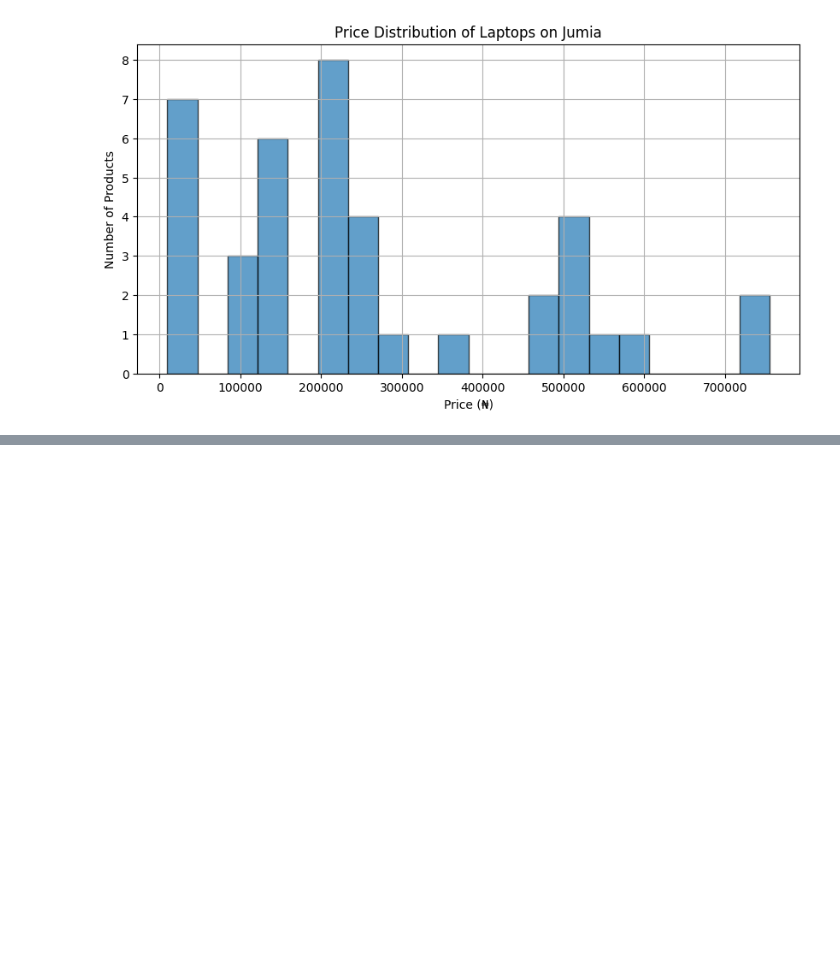
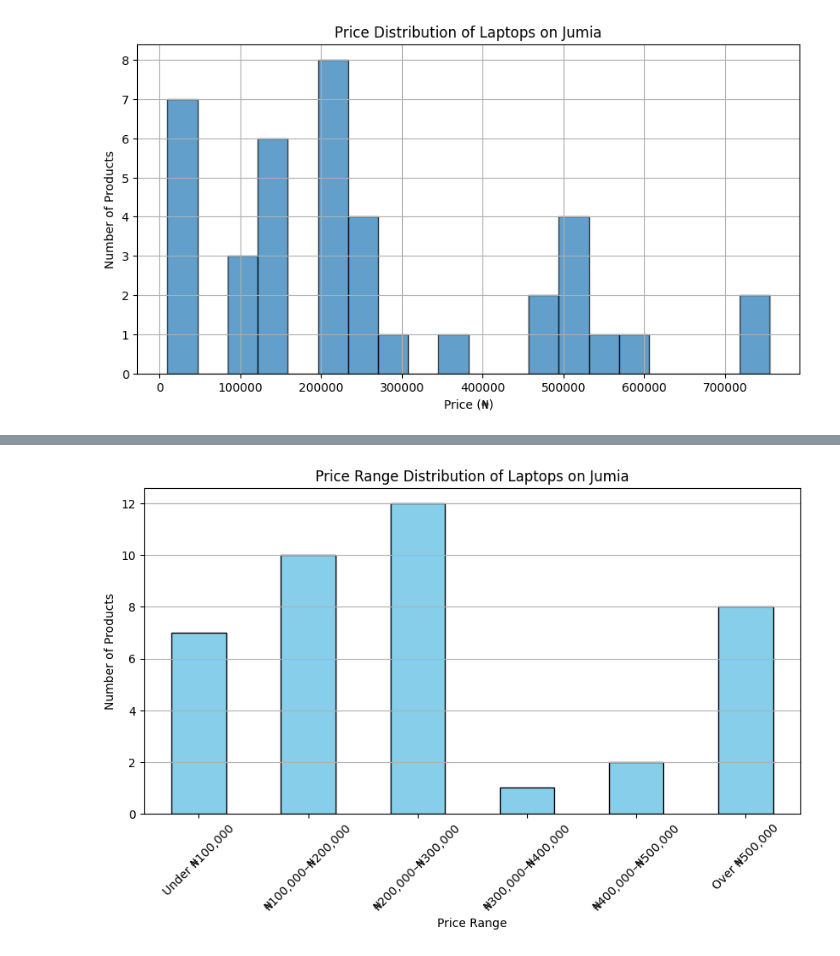
Before and after one commit to r-iradukunda/WEB_SCRAPING_GROUP9, a Jupyter notebook: Web_Scraping_group9/Web_Scraping.ipynb, the cells around one changed output, grey strips where cells are left out. Saved outputs shown, nothing was run; the diff lists cells and outputs as text; code cells hidden in the pictures; blank space fills up the shorter version.

```diff
--- a/Web_Scraping_group9/Web_Scraping.ipynb
+++ b/Web_Scraping_group9/Web_Scraping.ipynb
@@ -56,3 +56,16 @@ plt.grid(True)
 plt.show()
 # %% [output]
 [figure]
+# %%
+# Define price ranges
+bins = [0, 100000, 200000, 300000, 400000, 500000, float('inf')]
+labels = ["Under ₦100,000", "₦100,000–₦200,000", "₦200,000–₦300,000", "₦300,000–₦400,000", "₦400,000–₦500,000", "Over ₦500,000"]
+
+# Add a new column for price ranges
+df["Price Range"] = pd.cut(df["Price"], bins=bins, labels=labels)
+
+# Count the number of products in each price range
+price_range_counts = df["Price Range"].value_counts().sort_index()
+
+# Display the price range distribution
+print(price_range_counts)
@@ -58,0 +81,12 @@ plt.show()
+# %%
+# Plot the price range distribution
+plt.figure(figsize=(10, 5))
+price_range_counts.plot(kind="bar", color="skyblue", edgecolor="black")
+plt.title("Price Range Distribution of Laptops on Jumia")
+plt.xlabel("Price Range")
+plt.ylabel("Number of Products")
+plt.xticks(rotation=45)
+plt.grid(axis="y")
+plt.show()
+# %% [output]
+[figure, added]
```
Also changed, not shown: parts of 1 cell of this notebook.
